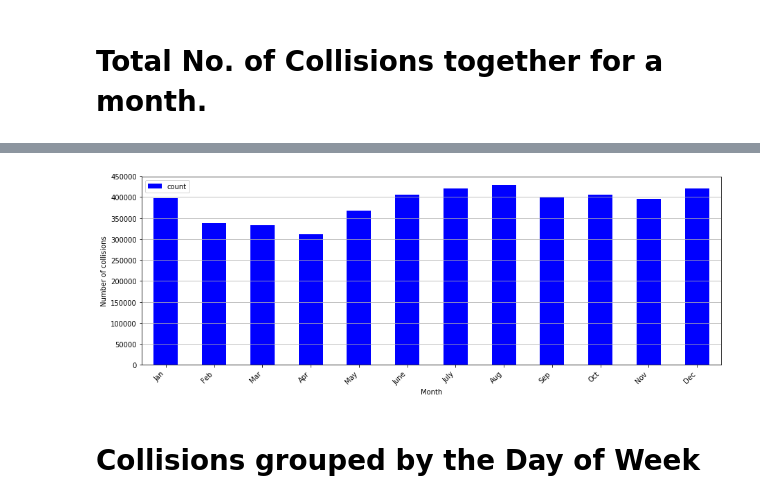
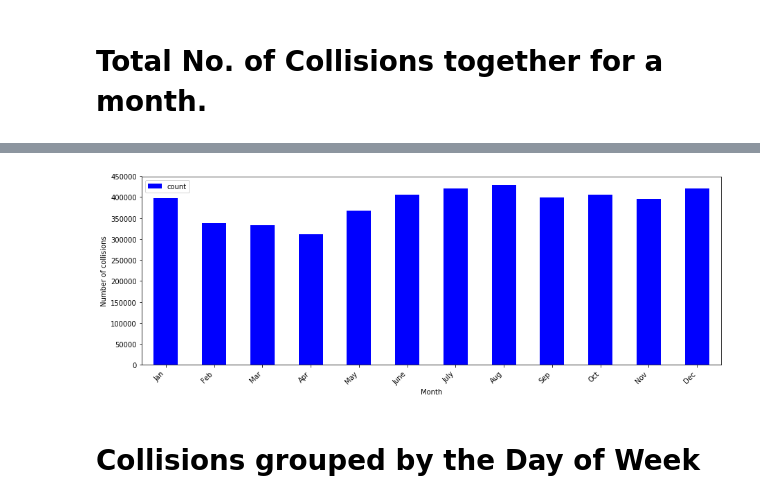
Before and after one commit to SinghGursimran/Analysis-of-Car-Accidents-in-Canada-using-PySpark, a Jupyter notebook: Analysis.ipynb, the cells around one changed output, grey strips where cells are left out. Drawn from its saved outputs; the diff is of its cells as text; code cells hidden in the pictures.

```diff
--- a/Analysis.ipynb
+++ b/Analysis.ipynb
@@ -88,12 +88,11 @@ collisions_month_together_pandas_df = collisions_month_together.select("*").toPa
 # %%
 collisions_month_together = collisions_month_together_pandas_df.plot.bar(figsize=(15,5),color='blue')
 month_arr = ["Jan","Feb","Mar","Apr","May","June","July","Aug","Sep","Oct","Nov","Dec"]
 collisions_month_together.set_xticklabels(month_arr,ha='right',rotation = 45)
 collisions_month_together.set_xlabel("Month")
 collisions_month_together.set_ylabel("Number of collisions");
-collisions_month_together.grid(axis = 'y')
 # %% [output]
-[figure, old version]
+[figure, new version]
 # %% [markdown]
 # Collisions grouped by the Day of Week
 # %%
```
Also changed, not shown: parts of 15 cells of this notebook.
